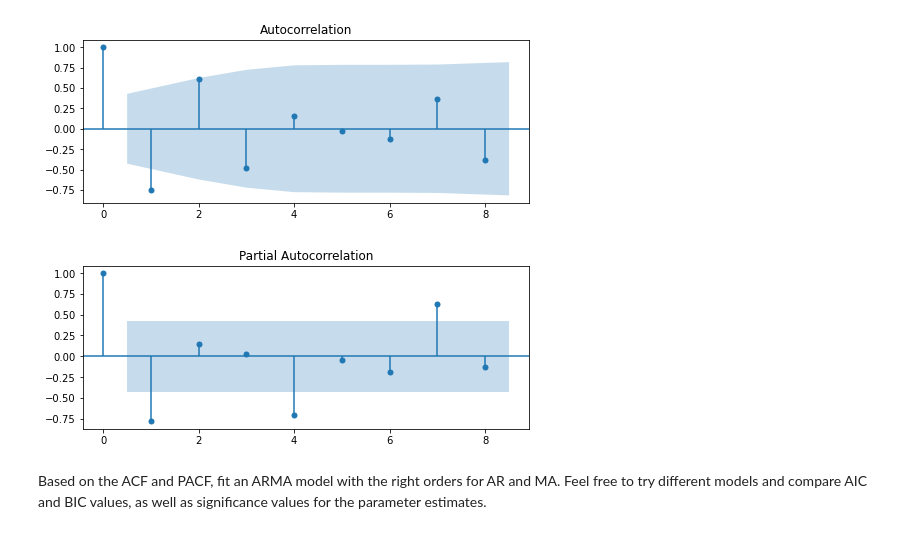
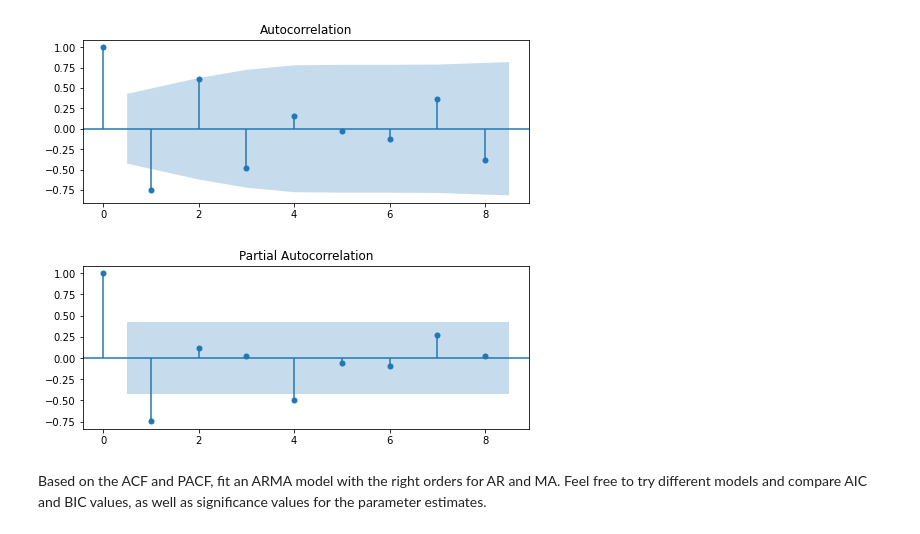
Before and after one commit to learn-co-curriculum/dsc-arma-models-statsmodels-lab, a Jupyter notebook: index.ipynb, the cells around one changed output. Drawn from its saved outputs; the diff is of its cells as text; code cells hidden in the pictures.

Commit message:
update plot for statsmodels futurewarning

```diff
--- a/index.ipynb
+++ b/index.ipynb
@@ -96,10 +96,10 @@ plot_acf(data_diff,ax=ax, lags=8);
 # %%
 # Plot the PACF
 from statsmodels.graphics.tsaplots import plot_pacf
 fig, ax = plt.subplots(figsize=(8,3))
-plot_pacf(data_diff,ax=ax, lags=8);
+plot_pacf(data_diff,ax=ax, lags=8, method='ywm');
 # %% [output]
-[figure, old version]
+[figure, new version]
 # %% [markdown]
 Based on the ACF and PACF, fit an ARMA model with the right orders for AR and MA. Feel free to try different models and compare AIC and BIC values, as well as significance values for the parameter estimates.
 # %%
```
Also changed, not shown: parts of 4 cells of this notebook, 2 other files.
